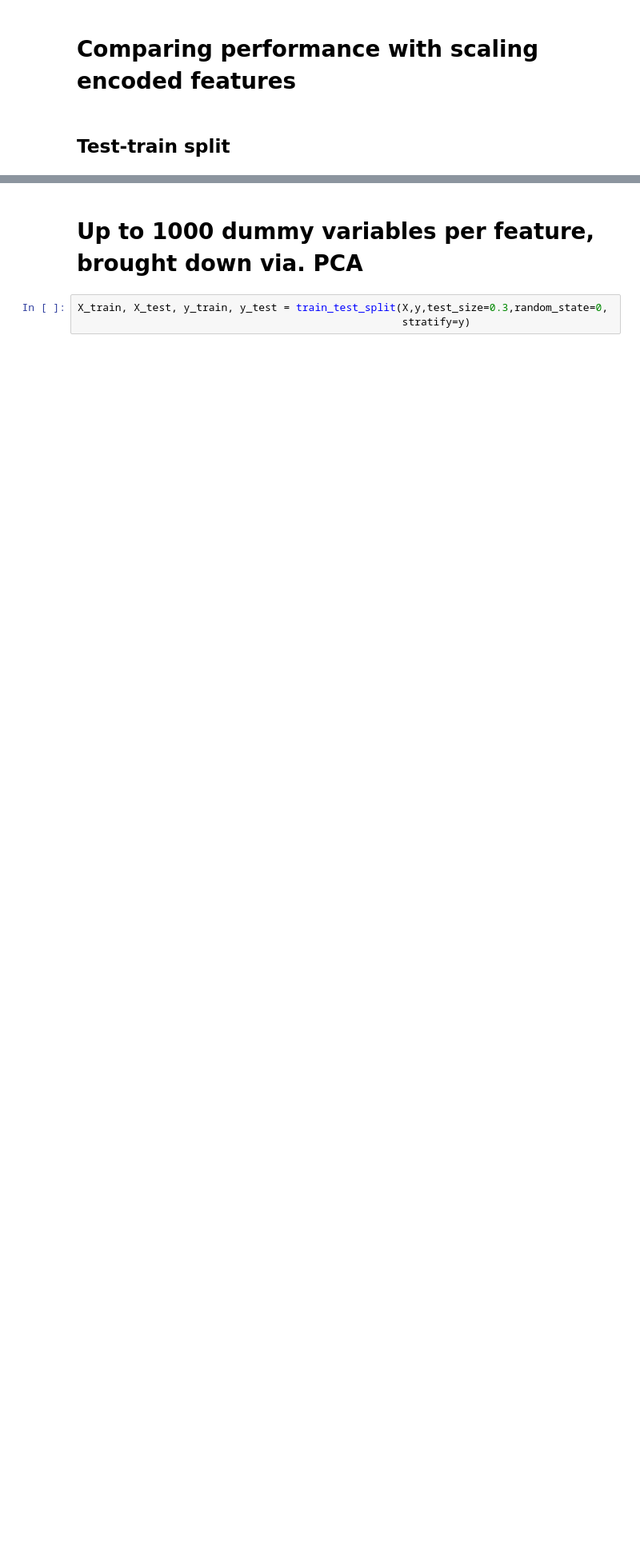
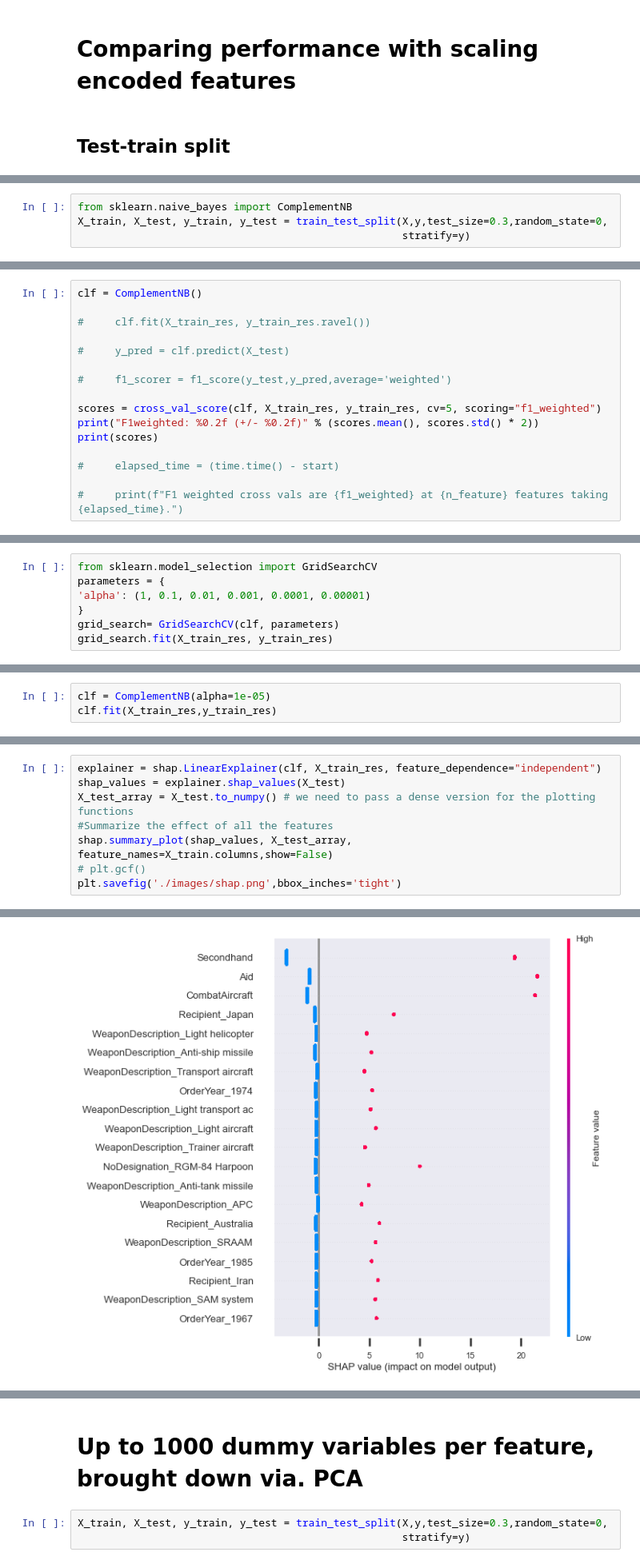
Before and after one commit to MichaelBurak/arms-trade-analysis, a Jupyter notebook: sipri-trades.ipynb, the cells around one changed output, grey strips where cells are left out. Shown at 80% size. Saved outputs shown, nothing was run; the diff lists cells and outputs as text; blank space fills up the shorter version.

Commit message:
so many shaps

```diff
--- a/sipri-trades.ipynb
+++ b/sipri-trades.ipynb
@@ -1935,0 +2037,4 @@ F1 weighted is 0.8864428581989338 at 1000 features taking 187.7344150543213.
+# %%
+from sklearn.naive_bayes import ComplementNB
+X_train, X_test, y_train, y_test = train_test_split(X,y,test_size=0.3,random_state=0,
+                                                    stratify=y)
@@ -1935,0 +2054,16 @@ F1 weighted is 0.8864428581989338 at 1000 features taking 187.7344150543213.
+# %%
+clf = ComplementNB()
+
+#     clf.fit(X_train_res, y_train_res.ravel())
+
+#     y_pred = clf.predict(X_test)
+
+#     f1_scorer = f1_score(y_test,y_pred,average='weighted')
+
+scores = cross_val_score(clf, X_train_res, y_train_res, cv=5, scoring="f1_weighted")
+print("F1weighted: %0.2f (+/- %0.2f)" % (scores.mean(), scores.std() * 2))
+print(scores)
+
+#     elapsed_time = (time.time() - start)
+
+#     print(f"F1 weighted cross vals are {f1_weighted} at {n_feature} features taking {elapsed_time}.")
@@ -1935,0 +2073,7 @@ F1 weighted is 0.8864428581989338 at 1000 features taking 187.7344150543213.
+# %%
+from sklearn.model_selection import GridSearchCV
+parameters = {
+'alpha': (1, 0.1, 0.01, 0.001, 0.0001, 0.00001)
+}
+grid_search= GridSearchCV(clf, parameters)
+grid_search.fit(X_train_res, y_train_res)
@@ -1935,0 +2093,3 @@ F1 weighted is 0.8864428581989338 at 1000 features taking 187.7344150543213.
+# %%
+clf = ComplementNB(alpha=1e-05)
+clf.fit(X_train_res,y_train_res)
@@ -1935,0 +2108,9 @@ F1 weighted is 0.8864428581989338 at 1000 features taking 187.7344150543213.
+# %%
+explainer = shap.LinearExplainer(clf, X_train_res, feature_dependence="independent")
+shap_values = explainer.shap_values(X_test)
+X_test_array = X_test.to_numpy() # we need to pass a dense version for the plotting functions
+#Summarize the effect of all the features
+shap.summary_plot(shap_values, X_test_array, feature_names=X_train.columns,show=False)
+# plt.gcf()
+plt.savefig('./images/shap.png',bbox_inches='tight')
+# %% [output]
@@ -1935,0 +2120 @@ F1 weighted is 0.8864428581989338 at 1000 features taking 187.7344150543213.
+[figure, added]
```
Also changed, not shown: parts of 55 cells of this notebook, 3 other files.
